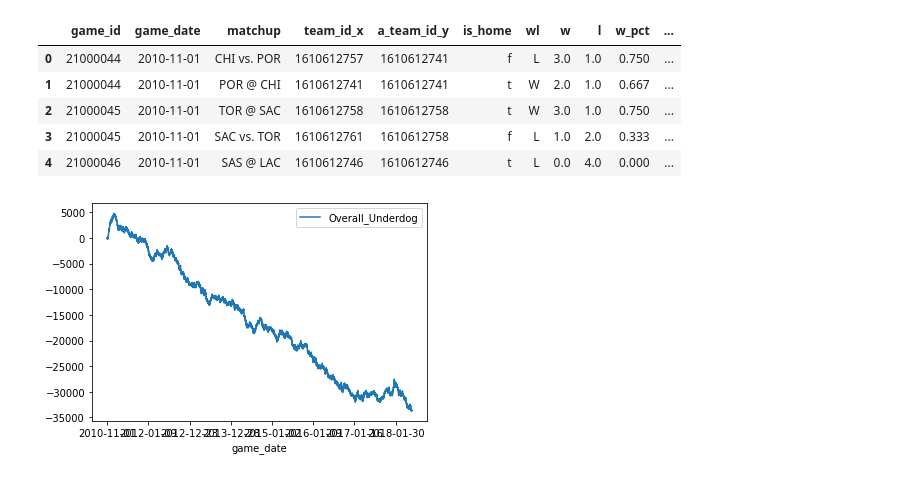
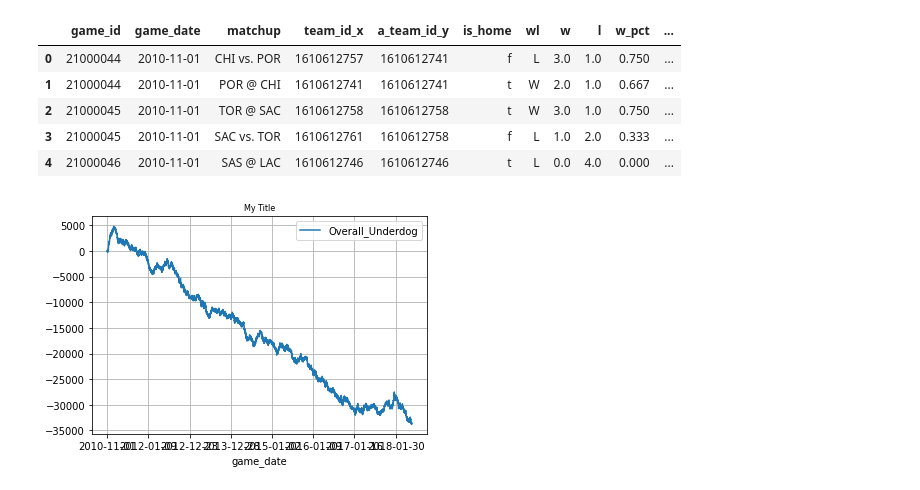
Before and after one commit to eduardopadilla3/Unit1_build_code, a Jupyter notebook: code_for__sprintbuild.ipynb, the cells around one changed output. Cells and saved outputs as stored; diff of their text form; code cells hidden in the pictures.

```diff
--- a/code_for__sprintbuild.ipynb
+++ b/code_for__sprintbuild.ipynb
@@ -3723,3 +5536,31 @@ a = a[['game_id', 'game_date', 'matchup', 'team_id_x', 'a_team_id_y', 'is_home',
+# %%
+# Blowout15+ A
+money = []
+count = 0
+for i, j in a.iterrows():
+    if a.loc[i, 'Favorite'] == 0 and a.loc[i, 'Blowout15+'] >= 1 and a.loc[i, 'is_home'] == 'f':
+        if a.loc[i, 'is_home'] == 't':
+            if a.loc[i, 'Spread_covered'] == 'n':
+                count = count - 100
+                money.append(count)
+            elif a.loc[i, 'Spread_covered'] == 'y':
+                count = count + 10000 / (abs(a.loc[i, 'price2']))
+                money.append(count)
+            else:
+                money.append(count)
+
+        elif a.loc[i, 'is_home'] == 'f':
+            if a.loc[i, 'Spread_covered'] == 'n':
+                count = count - 100
+                money.append(count)
+            elif a.loc[i, 'Spread_covered'] == 'y':
+                count = count + 10000 / (abs(a.loc[i, 'price1']))
+                money.append(count)
+            else:
+                money.append(count)
+    else:
+        money.append(count)
+a.loc[:, 'Blowout15+A_money'] = pd.Series(money)
 # %%
 a.head()
 # %% [output]
@@ -3732,12 +5573,16 @@ a.head()
 # %%
 import matplotlib.pyplot as plt
 ax = plt.gca()
 
-a.plot(kind='line', x='game_date', y='Overall_Underdog', ax=ax)
+a.plot(kind='line', x='game_date', y='Overall_Underdog',  ax=ax)
+ax.set_title('My Title', fontdict={'fontsize': 8, 'fontweight': 'medium'})
+plt.grid()
+#plt.ylim(-35000, 10000)
+#_=plt.xticks(rotation=90)
 
 plt.show()
 # %% [output]
-[figure, old version]
+[figure, new version]
 # %%
 #Short Summary:
 # I will be exploring the sports betting market. I will be focusing on underdog trends and how they
```
Also changed, not shown: parts of 19 cells of this notebook.
